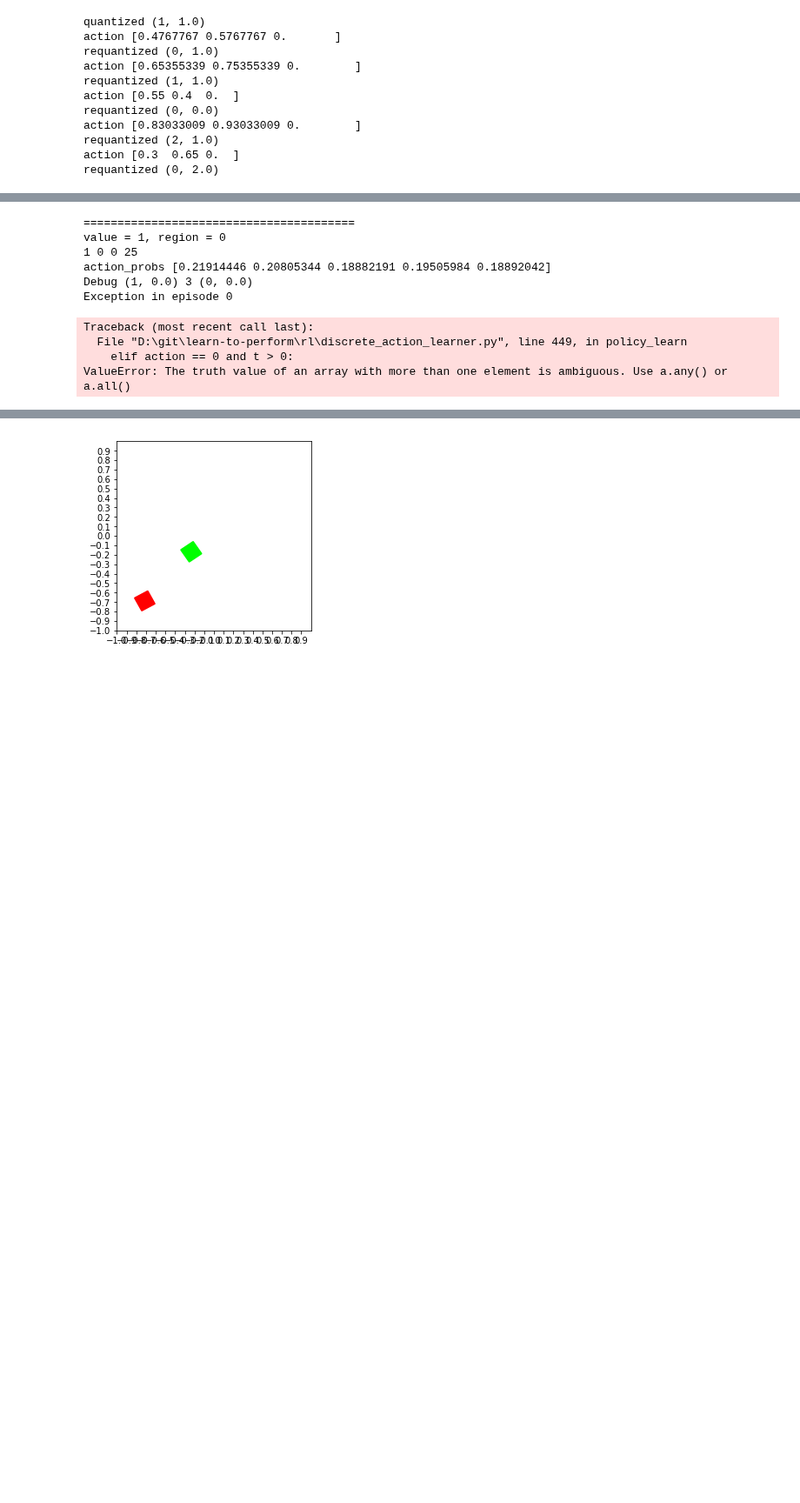
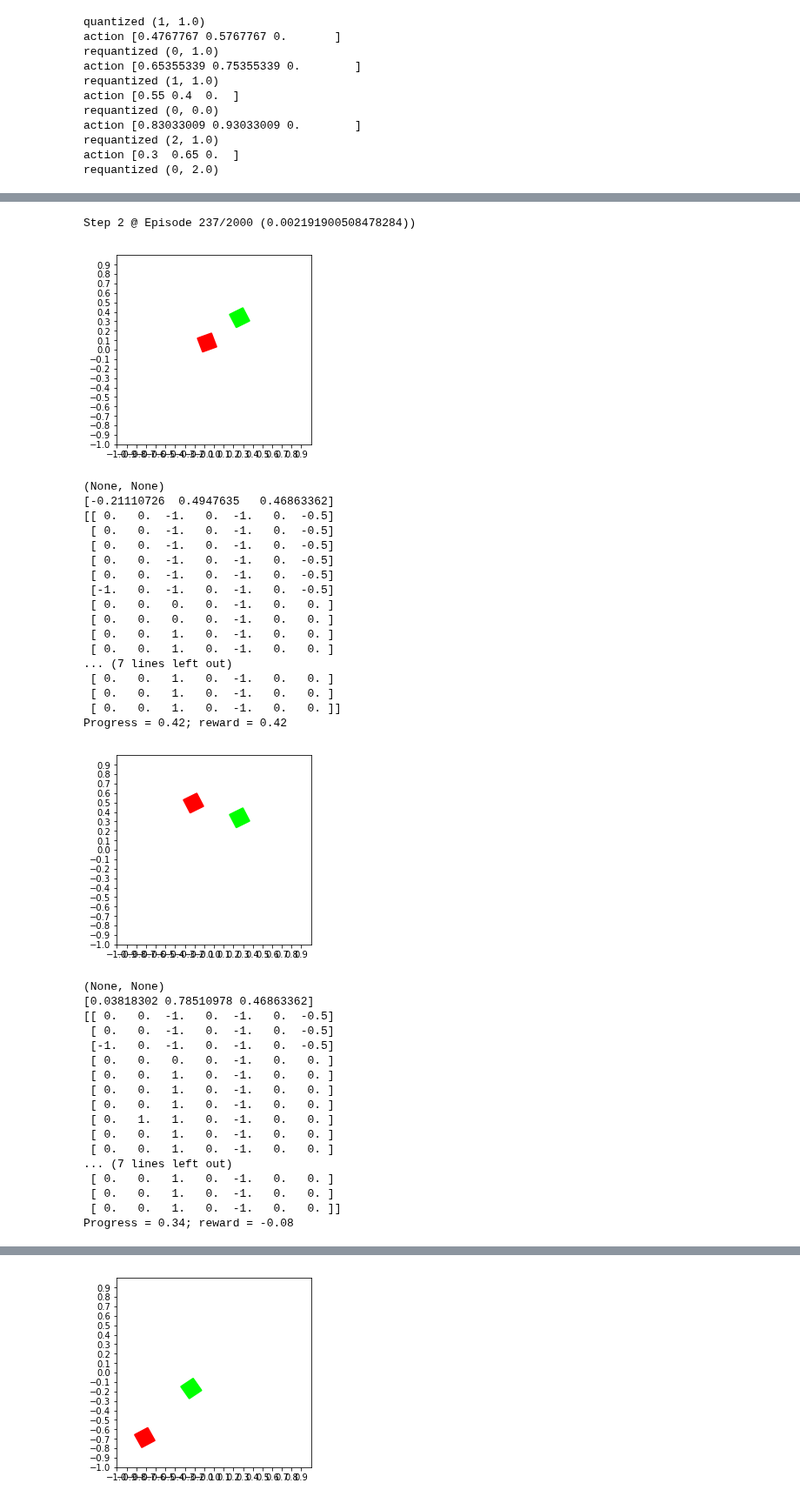
Before and after one commit to tuandnvn/learn-to-perform, a Jupyter notebook: notebooks/test_discrete_learner-2.ipynb, the cells around one changed output, grey strips where cells are left out. Shown at 87% size. Cells and saved outputs as stored; diff of their text form; code cells hidden in the pictures; blank space fills up the shorter version.

```diff
--- a/notebooks/test_discrete_learner-2.ipynb
+++ b/notebooks/test_discrete_learner-2.ipynb
@@ -134,20 +131,52 @@ model/SlideAround/model/SlideAround/output_linear/bias/Adam_1:0
 INFO:tensorflow:Restoring parameters from ..\learned_models\progress_SlideAround.mod.1
 # %%
-reload(dal)
-c.num_episodes = 1
+#reload(dal)
+c.num_episodes = 2000
+
+# Effective number of steps would be limit_step // (breadth + 1)
 action_ln = dal.DiscreteActionLearner(c, projects['SlideAround'], progress_estimators['SlideAround'],
-                               policy_est, value_est, session = sess, limit_step = 10)
+                               policy_est, value_est, session = sess, limit_step = 12)
 
-past_envs, stats = action_ln.policy_learn(dal.random_action, breadth = 1, verbose = True,
+past_envs, stats = action_ln.policy_learn(dal.random_action, breadth = 1, verbose = False,
                                           choice = 'ACTOR_CRITIC', default = False)
 # %% [output]
-========================================
-value = 1, region = 0
-1 0 0 25
-action_probs [0.21914446 0.20805344 0.18882191 0.19505984 0.18892042]
-Debug (1, 0.0) 3 (0, 0.0)
-Exception in episode 0
+Step 2 @ Episode 237/2000 (0.002191900508478284))
-Traceback (most recent call last):
-  File "D:\git\learn-to-perform\rl\discrete_action_learner.py", line 449, in policy_learn
-    elif action == 0 and t > 0:
-ValueError: The truth value of an array with more than one element is ambiguous. Use a.any() or a.all()
+# %%
+past_envs[99].env.replay(verbose = True)
+# %% [output]
+[figure, added]
+(None, None)
+[-0.21110726  0.4947635   0.46863362]
+[[ 0.   0.  -1.   0.  -1.   0.  -0.5]
+ [ 0.   0.  -1.   0.  -1.   0.  -0.5]
+ [ 0.   0.  -1.   0.  -1.   0.  -0.5]
+ [ 0.   0.  -1.   0.  -1.   0.  -0.5]
+ [ 0.   0.  -1.   0.  -1.   0.  -0.5]
+ [-1.   0.  -1.   0.  -1.   0.  -0.5]
+ [ 0.   0.   0.   0.  -1.   0.   0. ]
+ [ 0.   0.   0.   0.  -1.   0.   0. ]
+ [ 0.   0.   1.   0.  -1.   0.   0. ]
+ [ 0.   0.   1.   0.  -1.   0.   0. ]
+... (7 lines left out)
+ [ 0.   0.   1.   0.  -1.   0.   0. ]
+ [ 0.   0.   1.   0.  -1.   0.   0. ]
+ [ 0.   0.   1.   0.  -1.   0.   0. ]]
+Progress = 0.42; reward = 0.42
+[figure, added]
+(None, None)
+[0.03818302 0.78510978 0.46863362]
+[[ 0.   0.  -1.   0.  -1.   0.  -0.5]
+ [ 0.   0.  -1.   0.  -1.   0.  -0.5]
+ [-1.   0.  -1.   0.  -1.   0.  -0.5]
+ [ 0.   0.   0.   0.  -1.   0.   0. ]
+ [ 0.   0.   1.   0.  -1.   0.   0. ]
+ [ 0.   0.   1.   0.  -1.   0.   0. ]
+ [ 0.   0.   1.   0.  -1.   0.   0. ]
+ [ 0.   1.   1.   0.  -1.   0.   0. ]
+ [ 0.   0.   1.   0.  -1.   0.   0. ]
+ [ 0.   0.   1.   0.  -1.   0.   0. ]
+... (7 lines left out)
+ [ 0.   0.   1.   0.  -1.   0.   0. ]
+ [ 0.   0.   1.   0.  -1.   0.   0. ]
+ [ 0.   0.   1.   0.  -1.   0.   0. ]]
+Progress = 0.34; reward = -0.08
```
Also changed, not shown: parts of 6 cells of this notebook, 5 other files.
